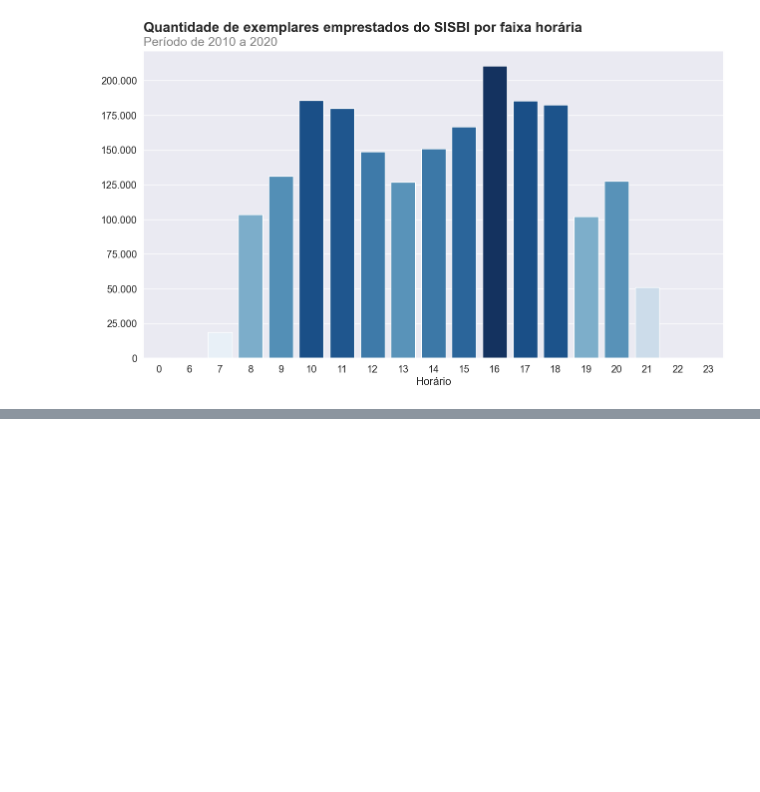
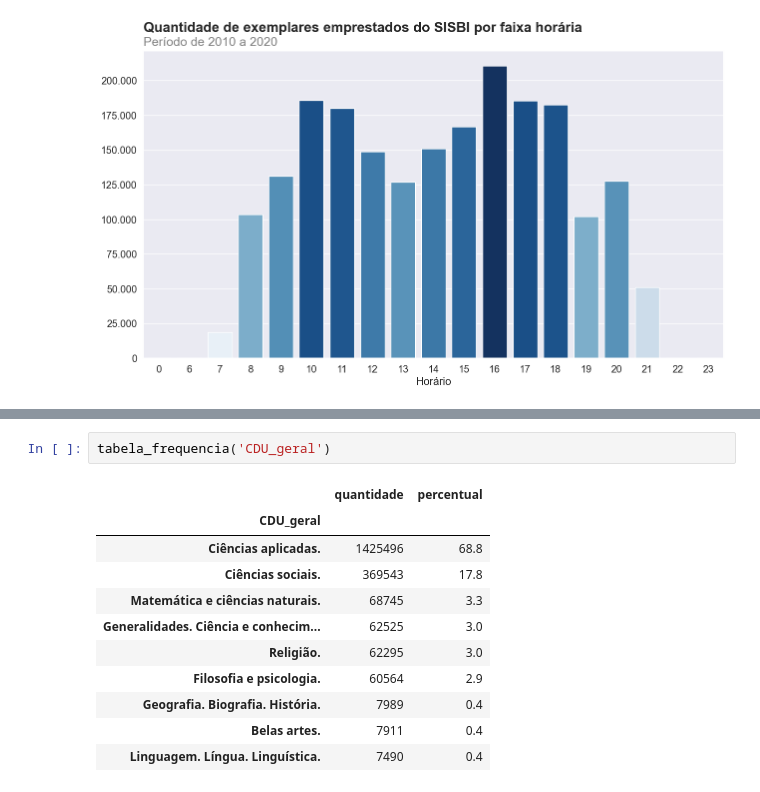
Before and after one commit to PietroDelCorona/Python_Pandas_Alura, a Jupyter notebook: codigos.ipynb, the cells around one changed output, grey strips where cells are left out. Drawn from its saved outputs; the diff is of its cells as text; blank space fills up the shorter version.

```diff
--- a/codigos.ipynb
+++ b/codigos.ipynb
@@ -581,0 +747,14 @@ ax=ax
+# %%
+tabela_frequencia('CDU_geral')
+# %% [output]
+|  | quantidade | percentual |
+| CDU_geral |  |  |
+| Ciências aplicadas. | 1425496 | 68.8 |
+| Ciências sociais. | 369543 | 17.8 |
+| Matemática e ciências naturais. | 68745 | 3.3 |
+| Generalidades. Ciência e conhecim... | 62525 | 3.0 |
+| Religião. | 62295 | 3.0 |
+| Filosofia e psicologia. | 60564 | 2.9 |
+| Geografia. Biografia. História. | 7989 | 0.4 |
+| Belas artes. | 7911 | 0.4 |
+| Linguagem. Língua. Linguística. | 7490 | 0.4 |
```
Also changed, not shown: parts of 15 cells of this notebook.
